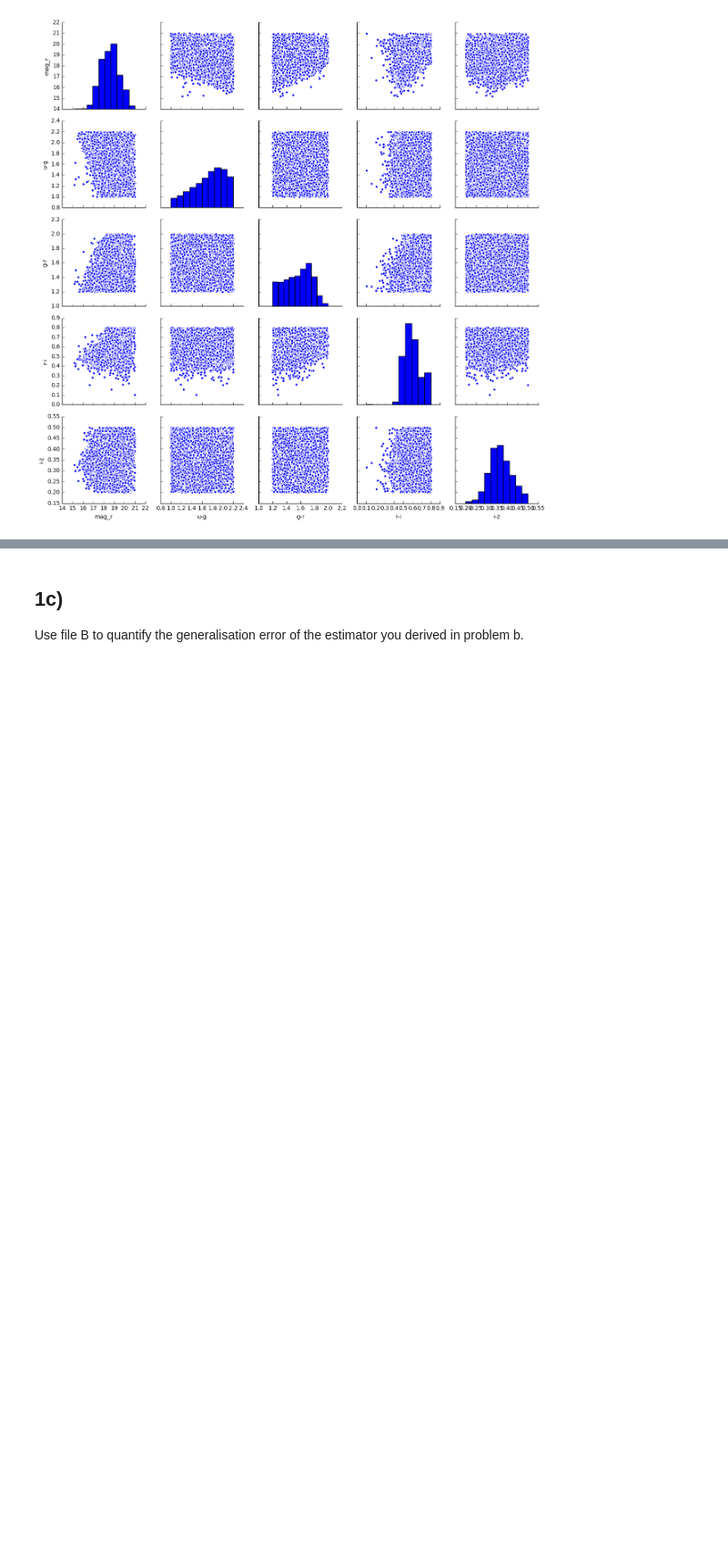
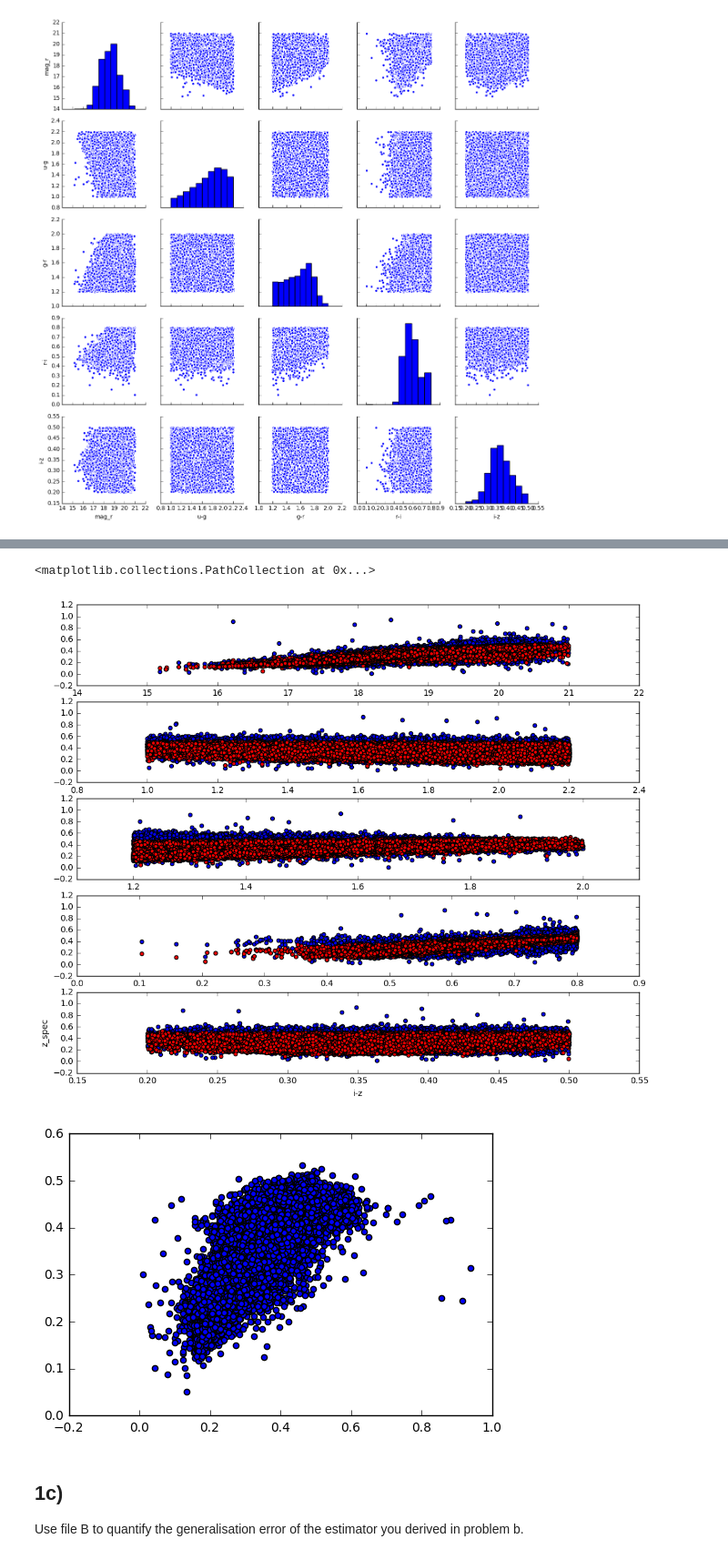
Before and after one commit to EStoop/Final-Project-DBDM, a Jupyter notebook: Final2.ipynb, the cells around one changed output, grey strips where cells are left out. Shown at 91% size. Cells and saved outputs as stored; diff of their text form; code cells hidden in the pictures; blank space fills up the shorter version.

```diff
--- a/Final2.ipynb
+++ b/Final2.ipynb
@@ -84,4 +84,18 @@ Z = -0.756 + 0.039$(mag_r) + -0.014(u-g) + 0.084(g-r) + 0.399(r-i) + 0.031(i-z)
 Found error: 0.0146
+# %%
+fig, ax = plt.subplots(5, figsize=(12,10))
+plt.ylabel('z_spec')
+for i,col in enumerate(colnames):
+    ax[i].scatter(Xa[:,i], ya, c='blue')
+    ax[i].scatter(Xa[:,i], pred1, c='red')
+    ax[i].set_xlabel(col)
+
+fig = plt.figure()
+plt.scatter(ya, pred1)
+# %% [output]
+<matplotlib.collections.PathCollection at 0x...>
+[figure, added]
+[figure, added]
 # %% [markdown]
 ## 1c)
 Use file B to quantify the generalisation error of the estimator you derived in problem b.
```
Also changed, not shown: parts of 25 cells of this notebook.
